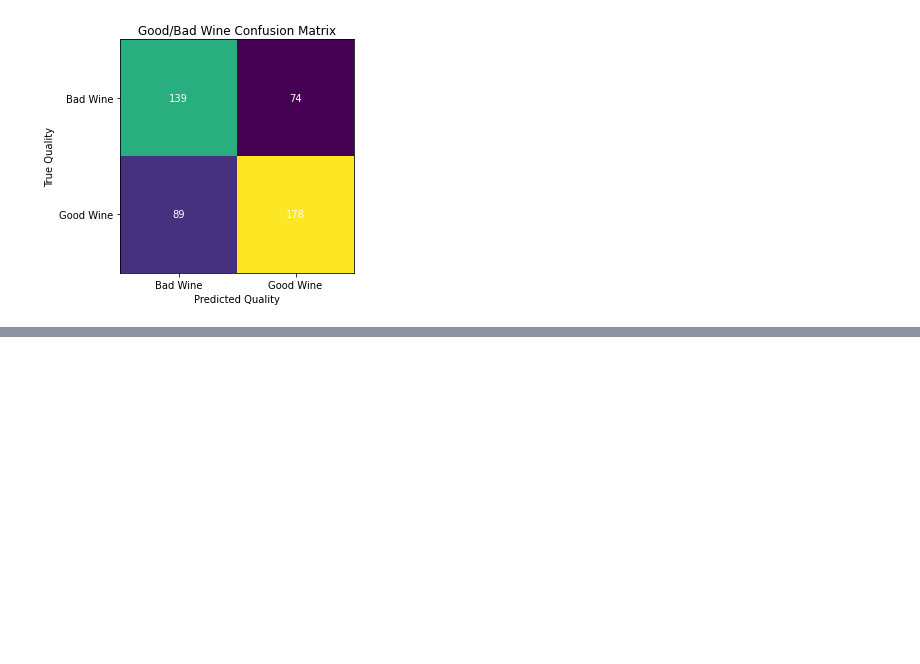
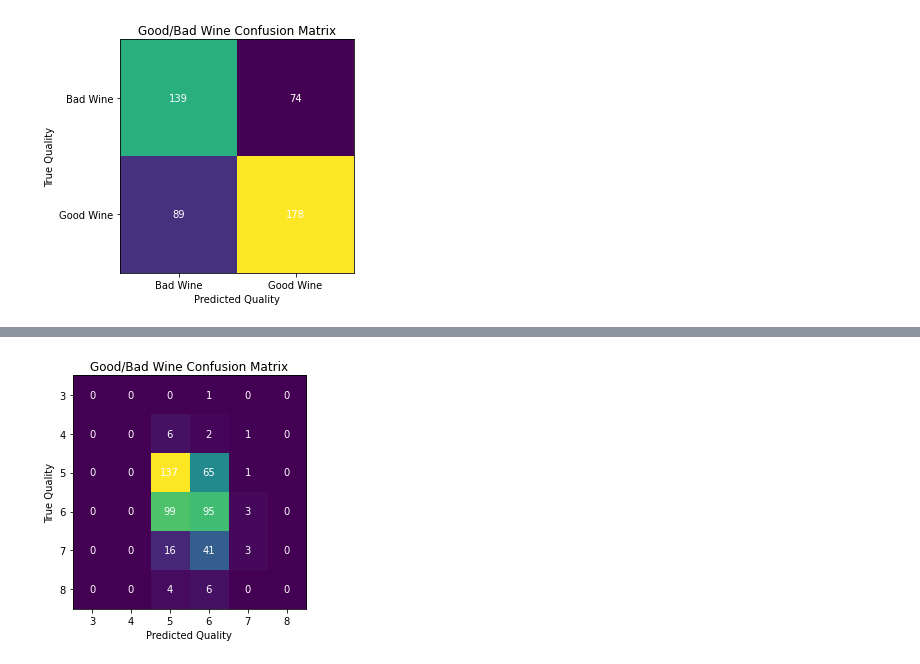
Before and after one commit to DMitchellBlack/ESE417_Final_Project, a Jupyter notebook: Final Project.ipynb, the cells around one changed output, grey strips where cells are left out. Saved outputs shown, nothing was run; the diff lists cells and outputs as text; code cells hidden in the pictures; blank space fills up the shorter version.

```diff
--- a/Final Project.ipynb
+++ b/Final Project.ipynb
@@ -159,0 +210,5 @@ create_confusion_matrix(c_matrix)
+# %%
+c_matrix = confusion_matrix(y_test, knn_grid.predict(X_test))
+create_confusion_matrix(c_matrix, tick_labels=[3, 4, 5, 6, 7, 8])
+# %% [output]
+[figure, added]
```
Also changed, not shown: parts of 10 cells of this notebook, 2 other files.
